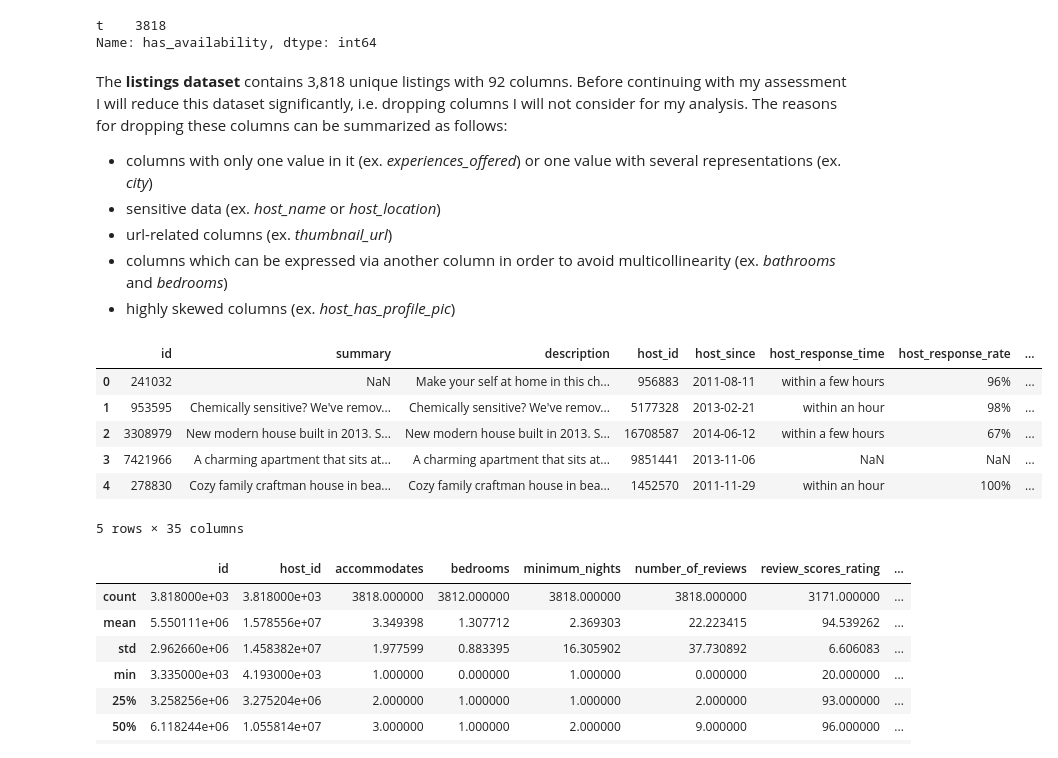
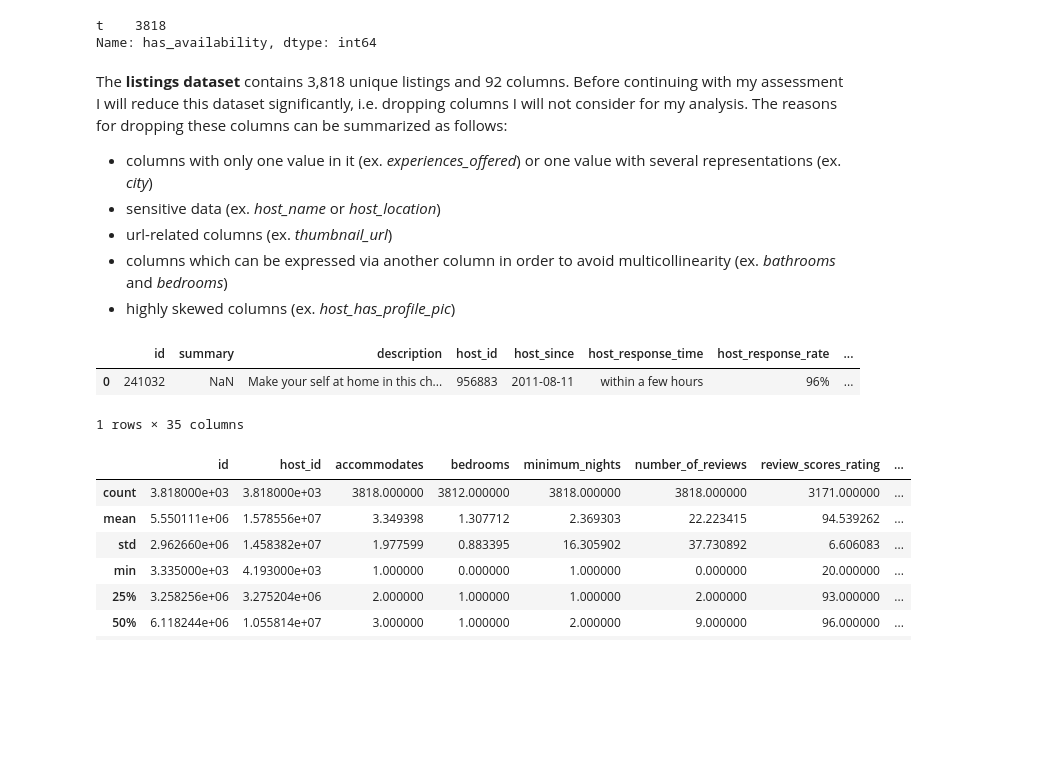
Before and after one commit to sandramuschkorgel/Udacity_Airbnb_Seattle_Analysis, a Jupyter notebook: DSND_Write_A_Data_Science_Blog_Post.ipynb, the cells around one changed output. Drawn from its saved outputs; the diff is of its cells as text; code cells hidden in the pictures; blank space fills up the shorter version.

```diff
--- a/DSND_Write_A_Data_Science_Blog_Post.ipynb
+++ b/DSND_Write_A_Data_Science_Blog_Post.ipynb
@@ -222,7 +211,7 @@ listings.has_availability.value_counts()
 t    3818
 Name: has_availability, dtype: int64
 # %% [markdown]
-The **listings dataset** contains 3,818 unique listings with 92 columns. Before continuing with my assessment I will reduce this dataset significantly, i.e. dropping columns I will not consider for my analysis. The reasons for dropping these columns can be summarized as follows:
+The **listings dataset** contains 3,818 unique listings and 92 columns. Before continuing with my assessment I will reduce this dataset significantly, i.e. dropping columns I will not consider for my analysis. The reasons for dropping these columns can be summarized as follows:
 * columns with only one value in it (ex. *experiences_offered*) or one value with several representations (ex. *city*)
 * sensitive data (ex. *host_name* or *host_location*)
 * url-related columns (ex. *thumbnail_url*)
@@ -243,15 +232,11 @@ drop_cols = ['listing_url', 'scrape_id', 'last_scraped', 'name', 'space', 'exper
              'require_guest_profile_picture', 'require_guest_phone_verification', 'calculated_host_listings_count']
 listings_short.drop(drop_cols, axis=1, inplace=True)
 # %%
-listings_short.head()
+listings_short.head(1)
 # %% [output]
 |  | id | summary | description | host_id | host_since | host_response_time | host_response_rate | ... |
 | 0 | 241032 | NaN | Make your self at home in this ch... | 956883 | 2011-08-11 | within a few hours | 96% | ... |
-| 1 | 953595 | Chemically sensitive? We've remov... | Chemically sensitive? We've remov... | 5177328 | 2013-02-21 | within an hour | 98% | ... |
-| 2 | 3308979 | New modern house built in 2013. S... | New modern house built in 2013. S... | 16708587 | 2014-06-12 | within a few hours | 67% | ... |
-| 3 | 7421966 | A charming apartment that sits at... | A charming apartment that sits at... | 9851441 | 2013-11-06 | NaN | NaN | ... |
-| 4 | 278830 | Cozy family craftman house in bea... | Cozy family craftman house in bea... | 1452570 | 2011-11-29 | within an hour | 100% | ... |
-5 rows × 35 columns
+1 rows × 35 columns
 # %%
 listings_short.describe()
 # %% [output]
```
Also changed, not shown: parts of 157 cells of this notebook.
